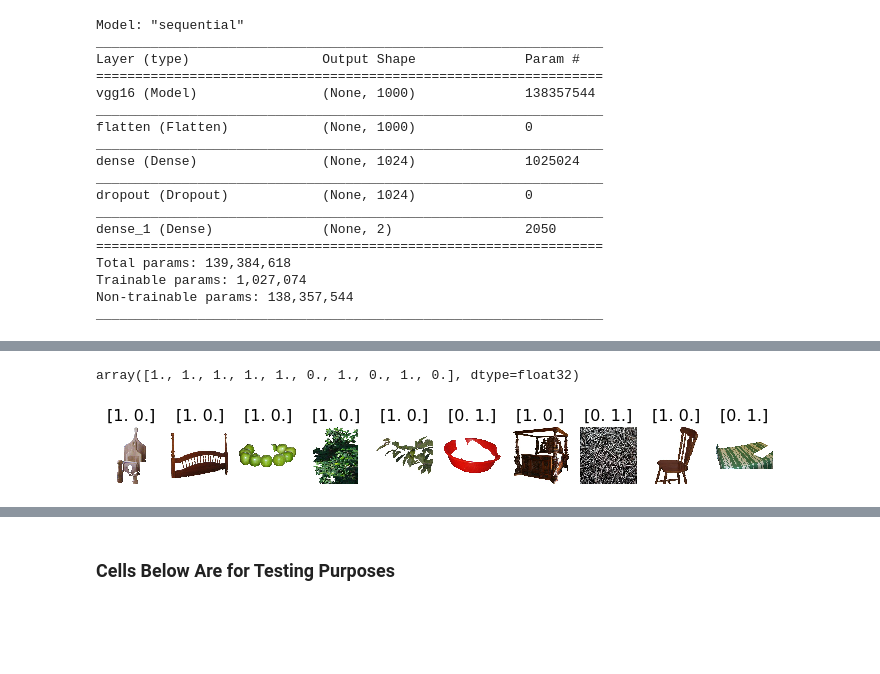
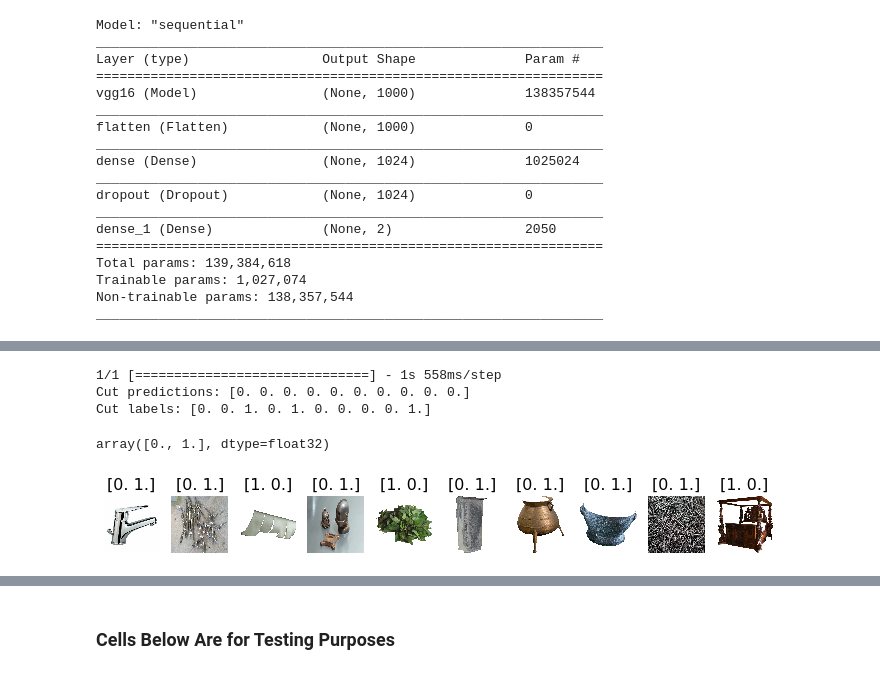
Before and after one commit to GitPaulo/Image-Classification-of-Biofuels, a Jupyter notebook: VGG16.ipynb, the cells around one changed output, grey strips where cells are left out. Saved outputs shown, nothing was run; the diff lists cells and outputs as text; code cells hidden in the pictures; blank space fills up the shorter version.

```diff
--- a/VGG16.ipynb
+++ b/VGG16.ipynb
@@ -173,11 +174,33 @@ plt.show()
-# %%
-test_images, test_labels = next(test_set)
-plots(test_images, titles=test_labels)
-predictions = [1.,1.,1.,1.,1.,0.,0.,0.,0.,0.]
-test_labels[:,0]
-# %% [output]
-array([1., 1., 1., 1., 1., 0., 1., 0., 1., 0.], dtype=float32)
-[figure, removed]
+# %%
+test_images, test_labels = next(test_set)
+plots(test_images, titles=test_labels)
+predictions = model.predict_generator(test_set, steps=1, verbose=1)
+
+
+
+def thing(y):
+    x = np.copy(y)
+    for i in range(len(x)):
+        if x[i]>=0.5 or x[i] == True:
+            x[i]=1
+        else:
+            x[i]=0
+    x.astype(int)
+    return x
+
+cut_predictions = thing(predictions[:,0])
+cut_labels = thing(test_labels[:,0])
+
+print("Cut predictions:",cut_predictions)
+print("Cut labels:",cut_labels)
+
+unique_labels(cut_predictions,cut_labels)
+# %% [output]
+1/1 [==============================] - 1s 558ms/step
+Cut predictions: [0. 0. 0. 0. 0. 0. 0. 0. 0. 0.]
+Cut labels: [0. 0. 1. 0. 1. 0. 0. 0. 0. 1.]
+array([0., 1.], dtype=float32)
+[figure, added]
 # %%
 
 
```
Also changed, not shown: parts of 9 cells of this notebook.
